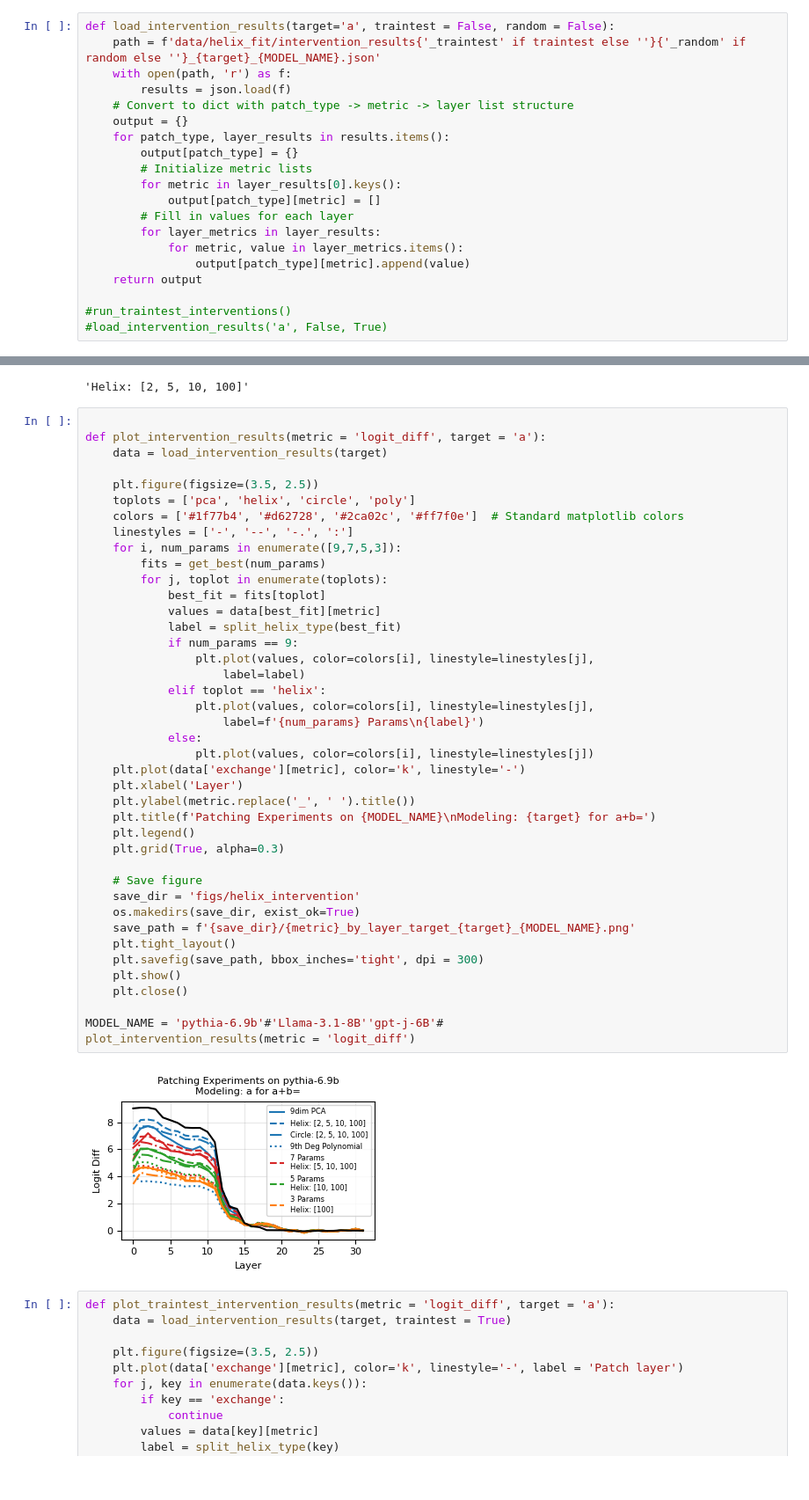
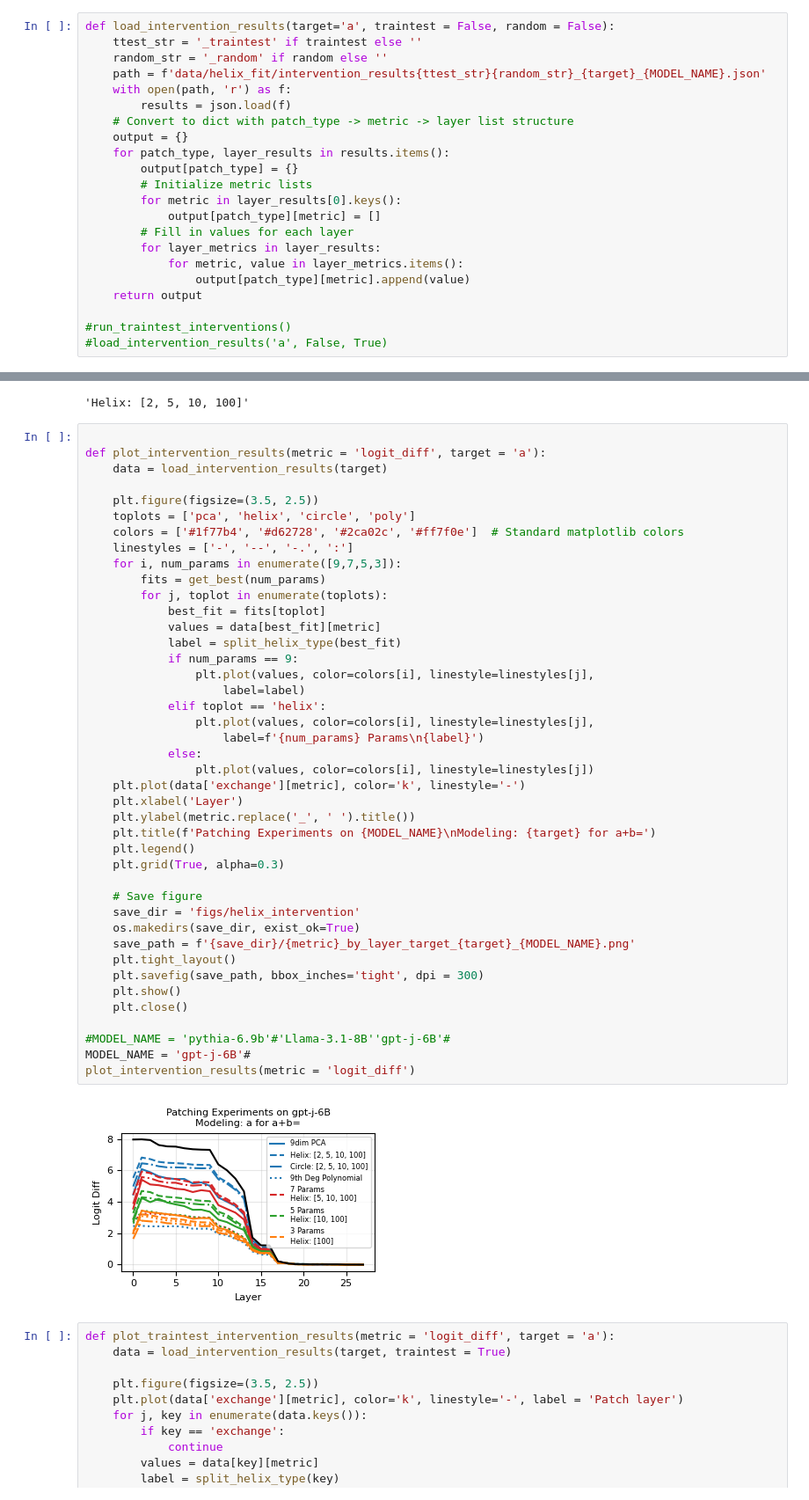
Before and after one commit to BorisTheBrave/llm-addition-takehome, a Jupyter notebook: llm-addition/experimentation/helix_fitting.ipynb, the cells around one changed output, grey strips where cells are left out. Shown: that part at 88% size. Drawn from its saved outputs; the diff is of its cells as text.

Commit message:
Got some basic fit and intervention code working

```diff
--- a/llm-addition/experimentation/helix_fitting.ipynb
+++ b/llm-addition/experimentation/helix_fitting.ipynb
@@ -840,7 +850,9 @@ run_random_interventions()
 # Load, Analyze, and Plot Intervention Results
 # %%
 def load_intervention_results(target='a', traintest = False, random = False):
-    path = f'data/helix_fit/intervention_results{'_traintest' if traintest else ''}{'_random' if random else ''}_{target}_{MODEL_NAME}.json'
+    ttest_str = '_traintest' if traintest else ''
+    random_str = '_random' if random else ''
+    path = f'data/helix_fit/intervention_results{ttest_str}{random_str}_{target}_{MODEL_NAME}.json'
     with open(path, 'r') as f:
         results = json.load(f)
     # Convert to dict with patch_type -> metric -> layer list structure
@@ -938,35 +950,36 @@ def plot_intervention_results(metric = 'logit_diff', target = 'a'):
         for j, toplot in enumerate(toplots):
             best_fit = fits[toplot]
             values = data[best_fit][metric]
             label = split_helix_type(best_fit)
             if num_params == 9:
                 plt.plot(values, color=colors[i], linestyle=linestyles[j],
                     label=label)
             elif toplot == 'helix':
                 plt.plot(values, color=colors[i], linestyle=linestyles[j],
                     label=f'{num_params} Params\n{label}')
             else:
                 plt.plot(values, color=colors[i], linestyle=linestyles[j])
     plt.plot(data['exchange'][metric], color='k', linestyle='-')
     plt.xlabel('Layer')
     plt.ylabel(metric.replace('_', ' ').title())
     plt.title(f'Patching Experiments on {MODEL_NAME}\nModeling: {target} for a+b=')
     plt.legend()
     plt.grid(True, alpha=0.3)
 
     # Save figure
     save_dir = 'figs/helix_intervention'
     os.makedirs(save_dir, exist_ok=True)
     save_path = f'{save_dir}/{metric}_by_layer_target_{target}_{MODEL_NAME}.png'
     plt.tight_layout()
     plt.savefig(save_path, bbox_inches='tight', dpi = 300)
     plt.show()
     plt.close()
 
-MODEL_NAME = 'pythia-6.9b'#'Llama-3.1-8B''gpt-j-6B'#
+#MODEL_NAME = 'pythia-6.9b'#'Llama-3.1-8B''gpt-j-6B'#
+MODEL_NAME = 'gpt-j-6B'#
 plot_intervention_results(metric = 'logit_diff')
 # %% [output]
-[figure, old version]
+[figure, new version]
 # %%
 def plot_traintest_intervention_results(metric = 'logit_diff', target = 'a'):
     data = load_intervention_results(target, traintest = True)
```
Also changed, not shown: parts of 9 cells of this notebook, 2 other files.
